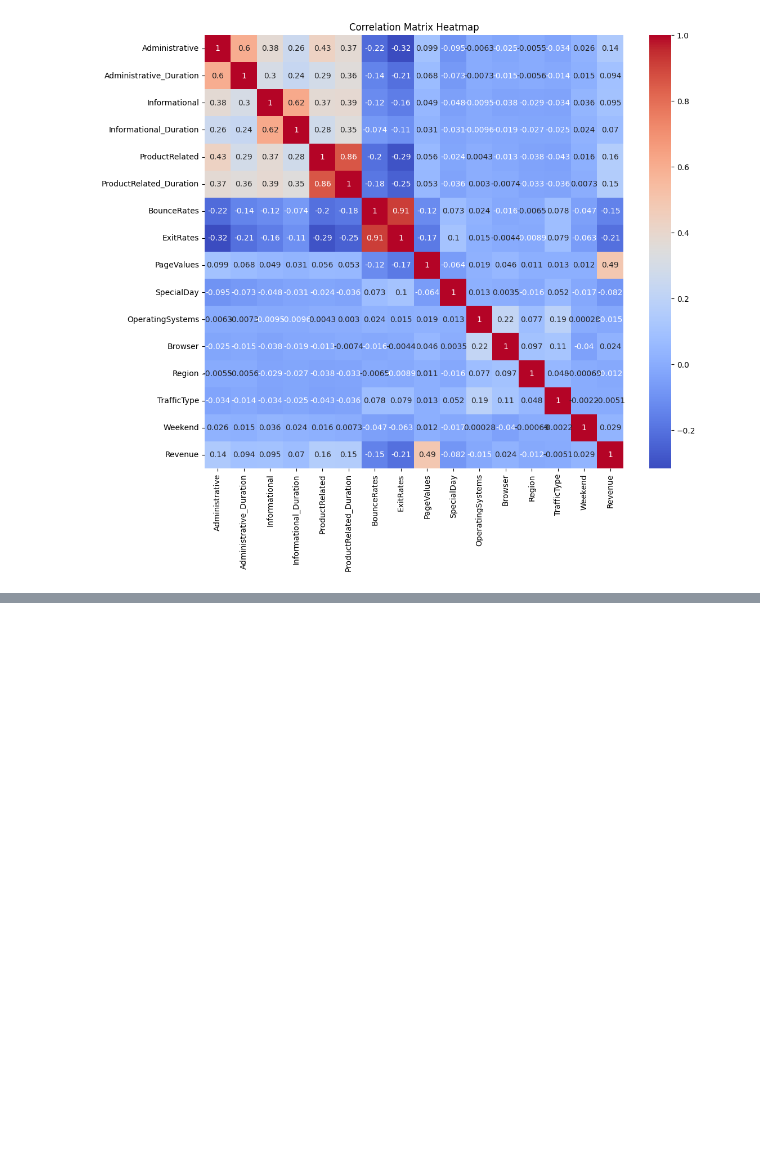
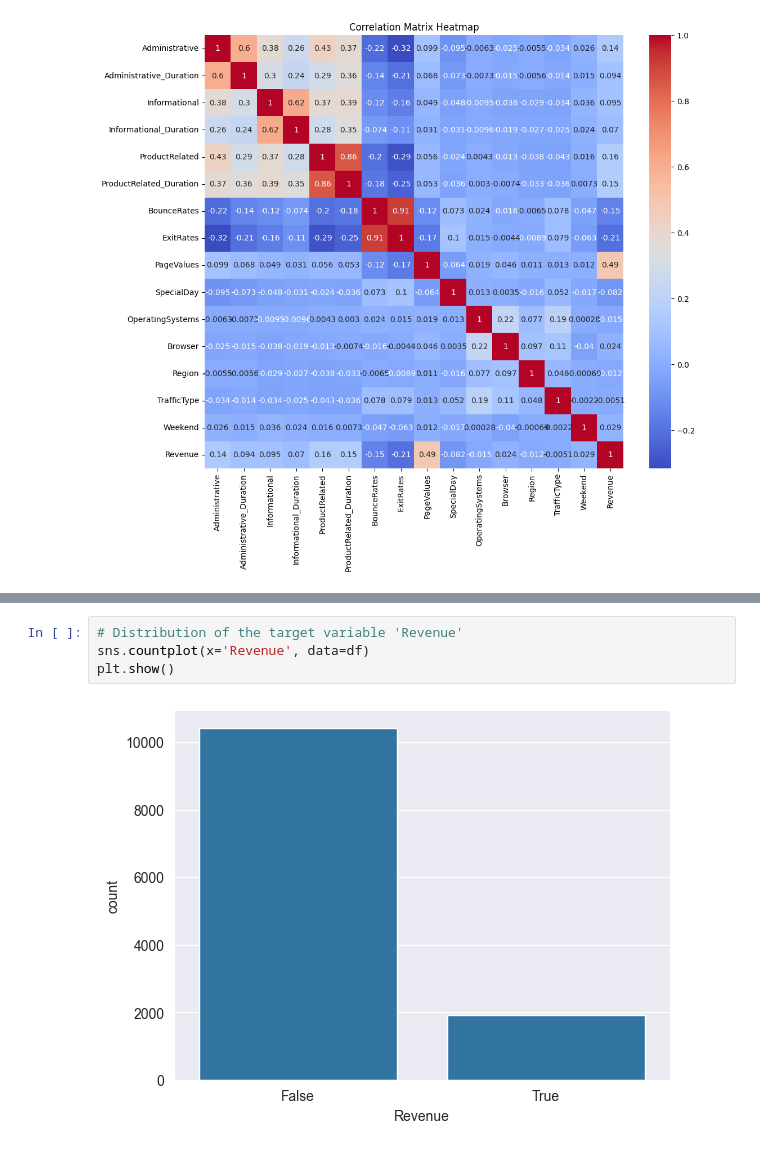
Before and after one commit to Nathaniel-Ace/Online-Shoppers-Intention, a Jupyter notebook: notebooks/exploration.ipynb, the cells around one changed output, grey strips where cells are left out. Drawn from its saved outputs; the diff is of its cells as text; blank space fills up the shorter version.

```diff
--- a/notebooks/exploration.ipynb
+++ b/notebooks/exploration.ipynb
@@ -8,0 +62,6 @@ plot_correlation_matrix('../data/raw/online_shoppers_intention.csv')
+# %%
+# Distribution of the target variable 'Revenue'
+sns.countplot(x='Revenue', data=df)
+plt.show()
+# %% [output]
+[figure, added]
```
Also changed, not shown: parts of 7 cells of this notebook.
